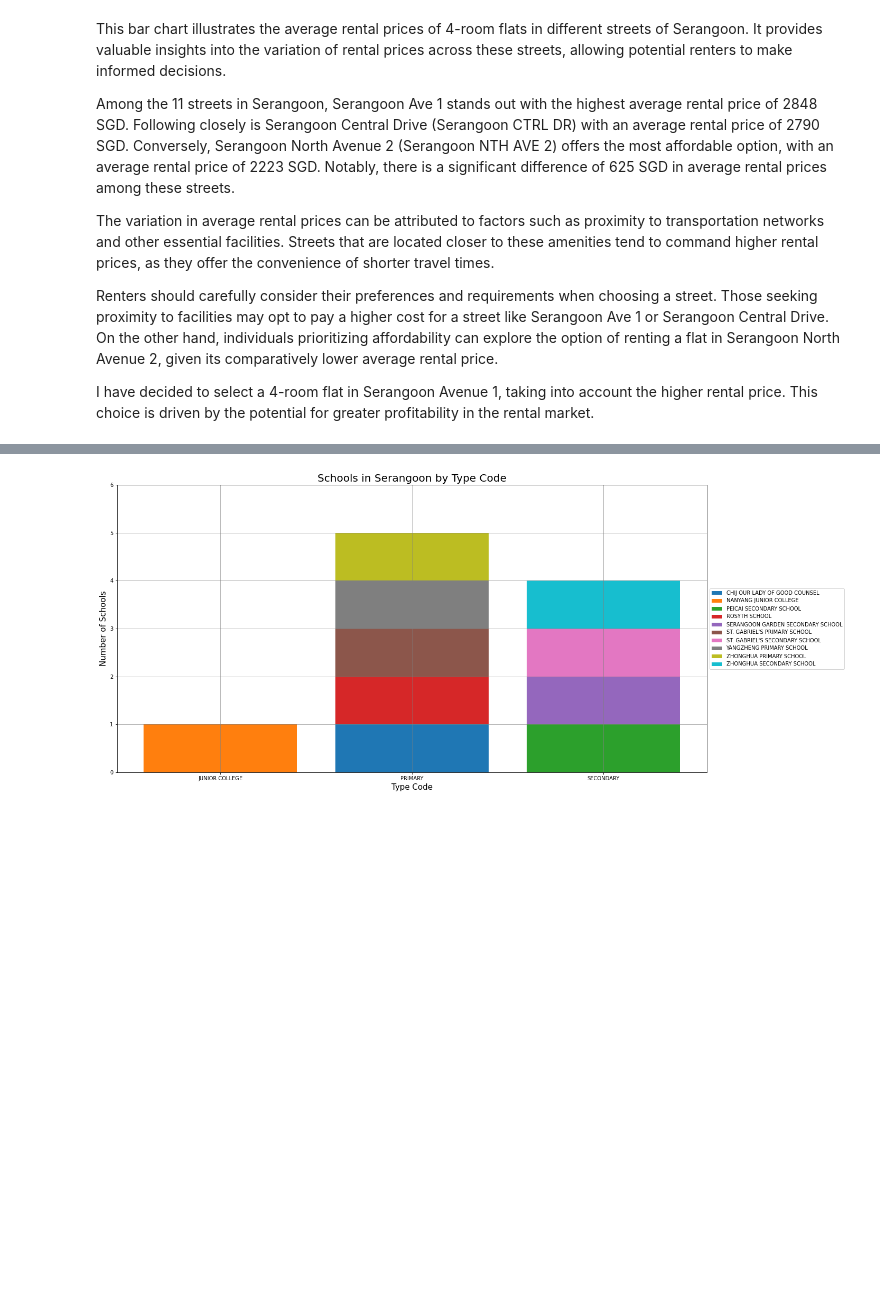
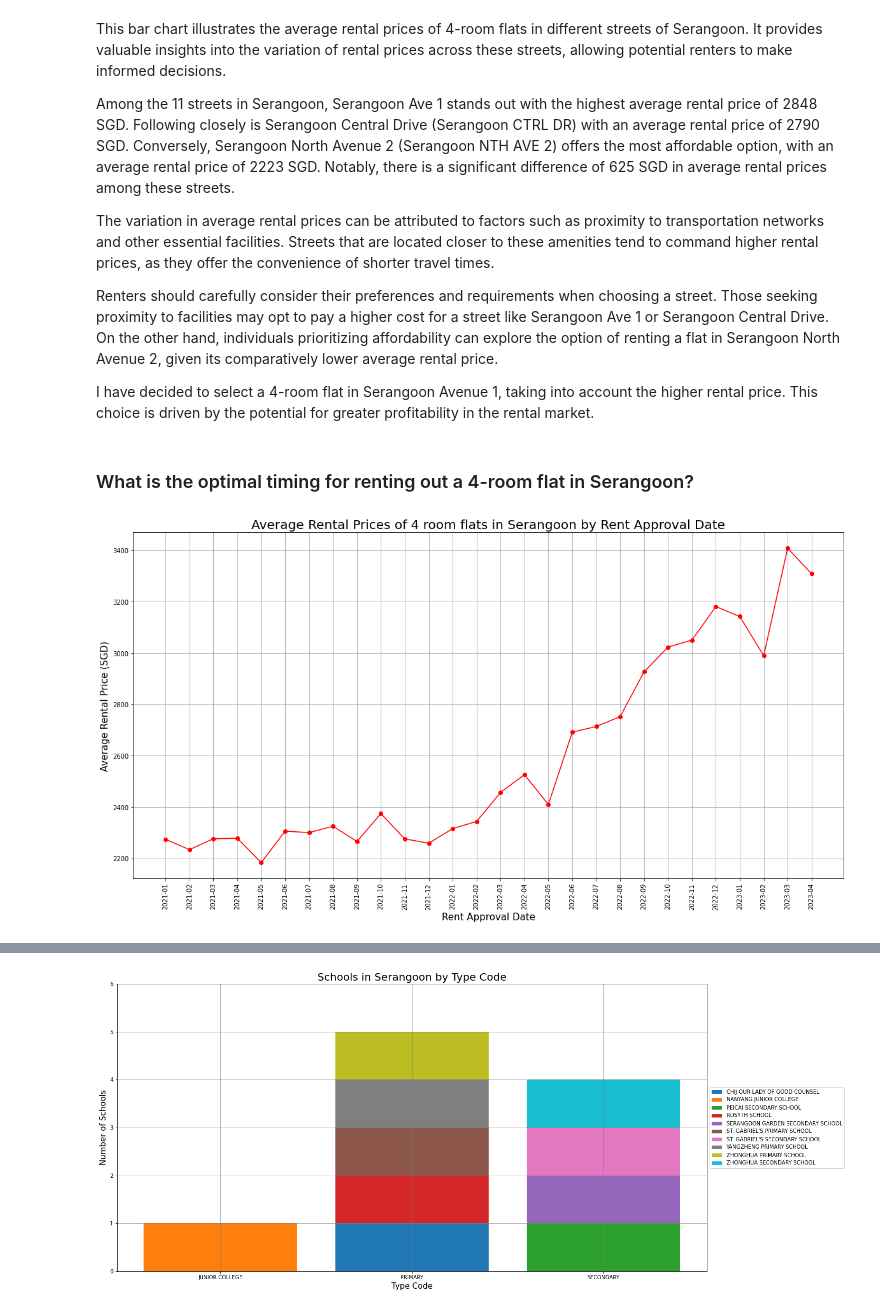
Before and after one commit to rajkaran27/PDS-CA1, a Jupyter notebook: Submission.ipynb, the cells around one changed output, grey strips where cells are left out. Saved outputs shown, nothing was run; the diff lists cells and outputs as text; code cells hidden in the pictures; blank space fills up the shorter version.

```diff
--- a/Submission.ipynb
+++ b/Submission.ipynb
@@ -678,0 +669,21 @@ for date in rental_date:
+# %% [markdown]
+### What is the optimal timing for renting out a 4-room flat in Serangoon?
+# %%
+serangoon_rental = data_renting_flats[(data_renting_flats['flat_type'] == '4-ROOM') & (data_renting_flats['town'] == 'SERANGOON')]
+
+rental_approval_date = np.unique(serangoon_rental['rent_approval_date'])
+
+avg_rent = []
+for rent in rental_approval_date:
+    avg_rent.append(np.mean(serangoon_rental[serangoon_rental['rent_approval_date']==rent]['monthly_rent']))
+
+plt.figure(figsize=(20,10))
+plt.plot(rental_approval_date,avg_rent,marker='o',color='red')
+plt.title("Average Rental Prices of 4 room flats in Serangoon by Rent Approval Date",fontsize=20)
+plt.xticks(rotation=90)
+plt.xlabel('Rent Approval Date',fontsize=15)
+plt.ylabel('Average Rental Price (SGD)',fontsize=15)
+plt.grid(color="gray",alpha=0.7)
+plt.show()
+# %% [output]
+[figure, added]
```
Also changed, not shown: parts of 14 cells of this notebook, 3 other files.
